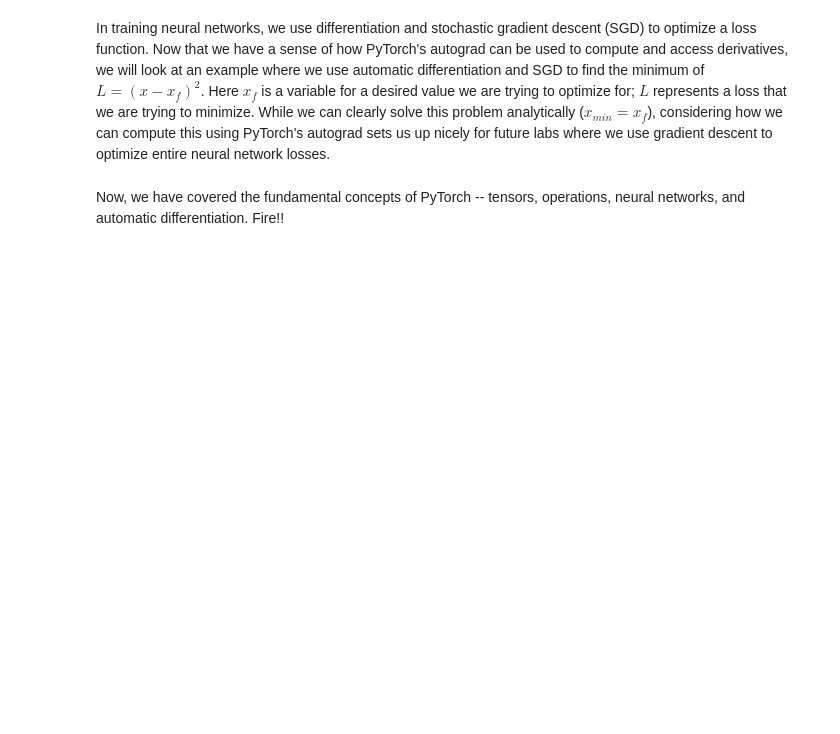
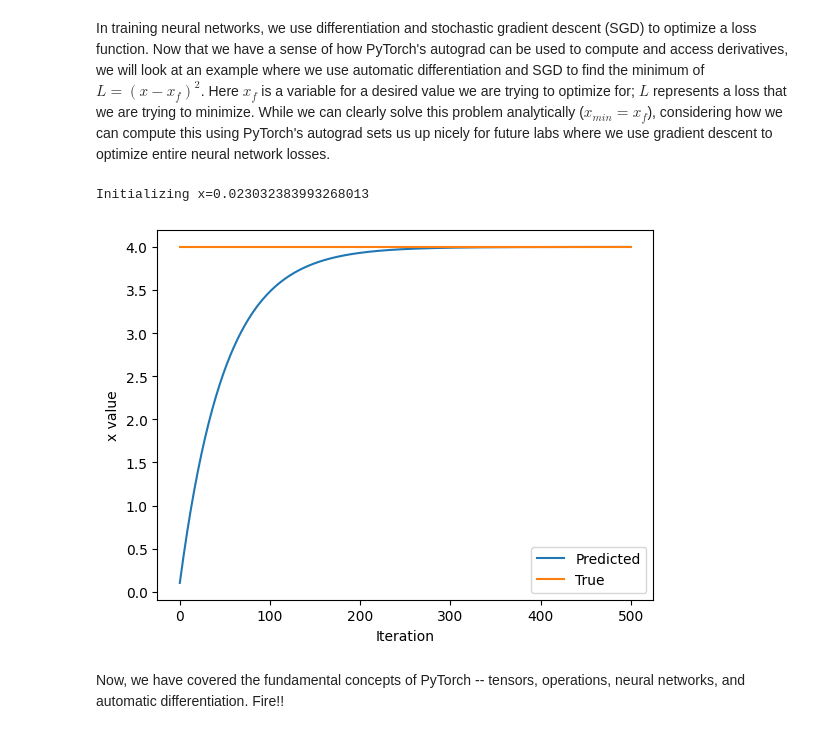
Before and after one commit to ChorusEnder/deeplearning, a Jupyter notebook: lab1/PT_Part1_Intro.ipynb, the cells around one changed output. Saved outputs shown, nothing was run; the diff lists cells and outputs as text; code cells hidden in the pictures; blank space fills up the shorter version.

```diff
--- a/lab1/PT_Part1_Intro.ipynb
+++ b/lab1/PT_Part1_Intro.ipynb
@@ -324,35 +344,39 @@ In training neural networks, we use differentiation and stochastic gradient desc
 
 # Initialize a random value for our intial x
 x = torch.randn(1)
+
 print(f"Initializing x={x.item()}")
 
 learning_rate = 1e-2  # Learning rate
 history = []
 x_f = 4  # Target value
 
 
 # We will run gradient descent for a number of iterations. At each iteration, we compute the loss,
 #   compute the derivative of the loss with respect to x, and perform the update.
 for i in range(500):
     x = torch.tensor([x], requires_grad=True)
 
     # TODO: Compute the loss as the square of the difference between x and x_f
-    loss = # TODO
+    loss = (x - x_f)**2# TODO
 
     # Backpropagate through the loss to compute gradients
     loss.backward()
 
     # Update x with gradient descent
     x = x.item() - learning_rate * x.grad
 
     history.append(x.item())
 
 # Plot the evolution of x as we optimize toward x_f!
 plt.plot(history)
 plt.plot([0, 500], [x_f, x_f])
 plt.legend(('Predicted', 'True'))
 plt.xlabel('Iteration')
 plt.ylabel('x value')
 plt.show()
+# %% [output]
+Initializing x=0.023032383993268013
+[figure, added]
 # %% [markdown]
 Now, we have covered the fundamental concepts of PyTorch -- tensors, operations, neural networks, and automatic differentiation. Fire!!
```
Also changed, not shown: parts of 7 cells of this notebook.
